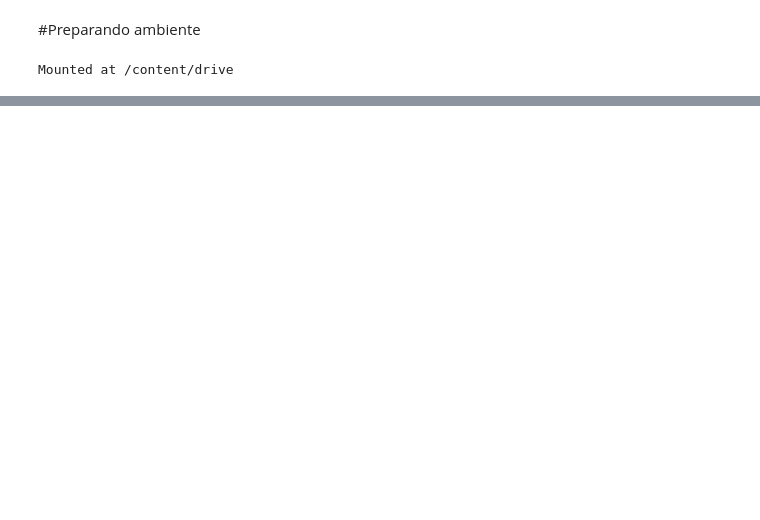
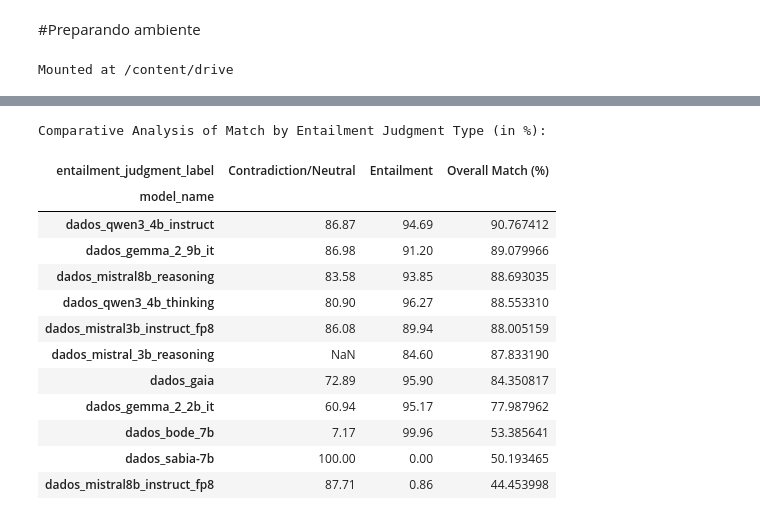
Before and after one commit to mancinigabriel/tcc-pece-assin2-llm-challenges, a Jupyter notebook: notebooks/analise_dados.ipynb, the cells around one changed output, grey strips where cells are left out. Cells and saved outputs as stored; diff of their text form; code cells hidden in the pictures; blank space fills up the shorter version.

```diff
--- a/notebooks/analise_dados.ipynb
+++ b/notebooks/analise_dados.ipynb
@@ -222,0 +181,57 @@ utils.export_log(log, model_name)
+# %%
+import pandas as pd
+
+# Create a pivot table for comparative analysis
+comparison_table = mean_match_by_judgment.pivot_table(
+    index='entailment_judgment_label',
+    columns='model_name',
+    values='match'
+).round(4) * 100 # Convert to percentage and round
+
+# Transpose the table as requested by the user
+comparison_table = comparison_table.T
+
+# Create a mapping from `df_logs['model']` (full model names) to `comparison_table.index` (simplified 'dados_' names)
+model_to_df_name_map = {
+    'mistralai/Ministral-3-3B-Reasoning-2512': 'dados_mistral_3b_reasoning',
+    'recogna-nlp/bode-7b-alpaca-pt-br-no-peft': 'dados_bode_7b',
+    'mistralai/Ministral-3-8B-Reasoning-2512': 'dados_mistral8b_reasoning',
+    'Qwen/Qwen3-4B-Instruct-2507': 'dados_qwen3_4b_instruct',
+    'maritaca-ai/sabia-7b': 'dados_sabia-7b',
+    'CEIA-UFG/Gemma-3-Gaia-PT-BR-4b-it': 'dados_gaia',
+    'google/gemma-2-2b-it': 'dados_gemma_2_2b_it',
+    'Qwen/Qwen3-4B-Thinking-2507': 'dados_qwen3_4b_thinking',
+    'google/gemma-2-9b-it': 'dados_gemma_2_9b_it',
+    'mistralai/Ministral-3-3B-Instruct-2512': 'dados_mistral3b_instruct_fp8',
+    'mistralai/Ministral-3-8B-Instruct-2512': 'dados_mistral8b_instruct_fp8'
+}
+
+# Create a Series of overall accuracies, indexed by the 'dados_' names for alignment
+overall_match_series = pd.Series(dtype='float64')
+for full_model_name, df_name_key in model_to_df_name_map.items():
+    if df_name_key in comparison_table.index: # Only process if the model is present in the comparison_table
+        # Retrieve metrics_acurácia from df_logs for the current full_model_name
+        accuracy = df_logs[df_logs['model'] == full_model_name]['metrics_acurácia'].iloc[0] * 100
+        overall_match_series.loc[df_name_key] = accuracy
+
+# Add the 'Overall Match (%)' column to comparison_table, ensuring correct alignment
+comparison_table['Overall Match (%)'] = overall_match_series
+comparison_table = comparison_table.sort_values(by='Overall Match (%)', ascending=False)
+
+print("Comparative Analysis of Match by Entailment Judgment Type (in %):")
+display(comparison_table)
+# %% [output]
+Comparative Analysis of Match by Entailment Judgment Type (in %):
+| entailment_judgment_label | Contradiction/Neutral | Entailment | Overall Match (%) |
+| model_name |  |  |  |
+| dados_qwen3_4b_instruct | 86.87 | 94.69 | 90.767412 |
+| dados_gemma_2_9b_it | 86.98 | 91.20 | 89.079966 |
+| dados_mistral8b_reasoning | 83.58 | 93.85 | 88.693035 |
+| dados_qwen3_4b_thinking | 80.90 | 96.27 | 88.553310 |
+| dados_mistral3b_instruct_fp8 | 86.08 | 89.94 | 88.005159 |
+| dados_mistral_3b_reasoning | NaN | 84.60 | 87.833190 |
+| dados_gaia | 72.89 | 95.90 | 84.350817 |
+| dados_gemma_2_2b_it | 60.94 | 95.17 | 77.987962 |
+| dados_bode_7b | 7.17 | 99.96 | 53.385641 |
+| dados_sabia-7b | 100.00 | 0.00 | 50.193465 |
+| dados_mistral8b_instruct_fp8 | 87.71 | 0.86 | 44.453998 |
```
Also changed, not shown: parts of 17 cells of this notebook.
